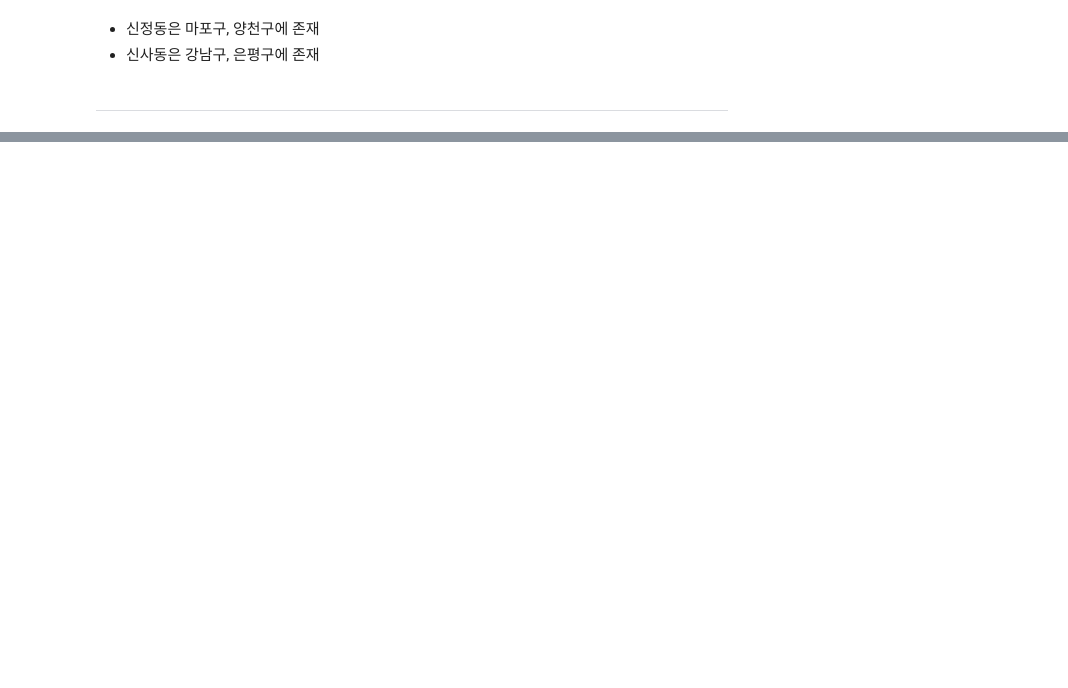
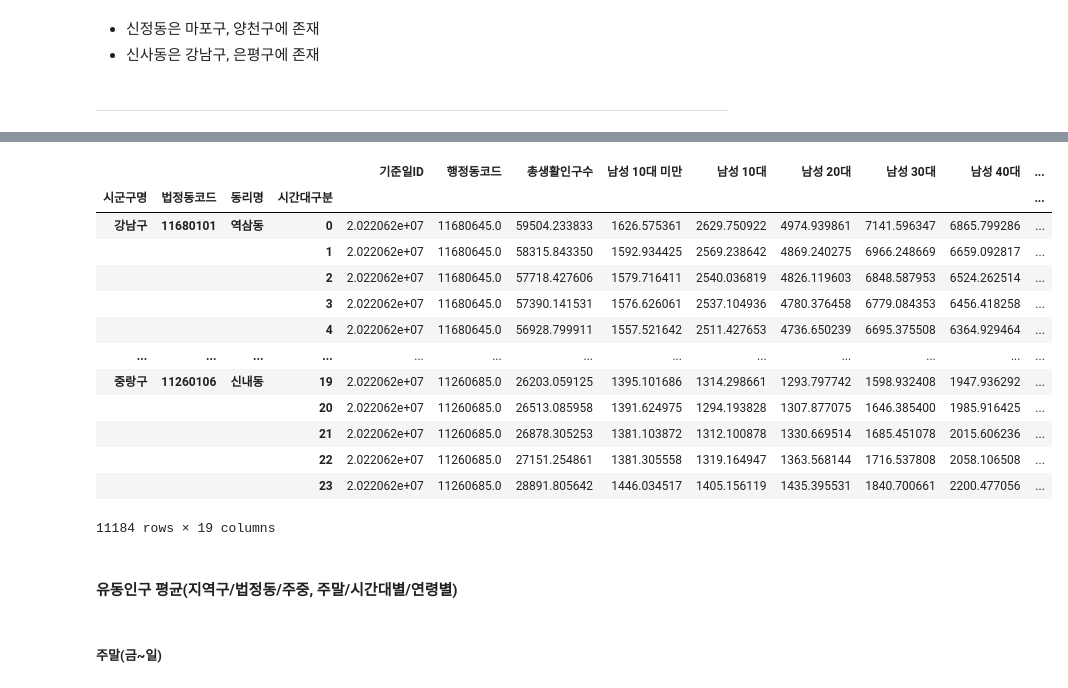
Before and after one commit to choi-aerim/cakd7_class, a Jupyter notebook: 데이터 안심구역/행정동법정동 리코딩.ipynb, the cells around one changed output, grey strips where cells are left out. Cells and saved outputs as stored; diff of their text form; code cells hidden in the pictures; blank space fills up the shorter version.

```diff
--- a/데이터 안심구역/행정동법정동 리코딩.ipynb
+++ b/데이터 안심구역/행정동법정동 리코딩.ipynb
@@ -242,0 +623,5 @@ df2_need
+# %%
+weekend = [20220603,20220604,20220605,20220610,20220611,20220612,20220617,20220618,20220619,20220624,20220625,20220626]
+
+move_df_mf_weekend = move_df_map_mf[move_df_map_mf['기준일ID'].isin(weekend)]
+move_df_mf_weekend
@@ -242,0 +662,3 @@ df2_need
+# %%
+move_df_mf_weekday = move_df_map_mf[move_df_map_mf['기준일ID'].isin(weekend) == False]
+move_df_mf_weekday
@@ -242,0 +679,22 @@ df2_need
+# %%
+move_df_mf_weekday_mean = move_df_mf_weekday.groupby(by = ['시군구명','법정동코드','동리명','시간대구분']).mean()
+move_df_mf_weekday_mean
+# %% [output]
+|  |  |  |  | 기준일ID | 행정동코드 | 총생활인구수 | 남성 10대 미만 | 남성 10대 | 남성 20대 | 남성 30대 | 남성 40대 | ... |
+| 시군구명 | 법정동코드 | 동리명 | 시간대구분 |  |  |  |  |  |  |  |  | ... |
+| 강남구 | 11680101 | 역삼동 | 0 | 2.022062e+07 | 11680645.0 | 59504.233833 | 1626.575361 | 2629.750922 | 4974.939861 | 7141.596347 | 6865.799286 | ... |
+|  |  |  | 1 | 2.022062e+07 | 11680645.0 | 58315.843350 | 1592.934425 | 2569.238642 | 4869.240275 | 6966.248669 | 6659.092817 | ... |
+|  |  |  | 2 | 2.022062e+07 | 11680645.0 | 57718.427606 | 1579.716411 | 2540.036819 | 4826.119603 | 6848.587953 | 6524.262514 | ... |
+|  |  |  | 3 | 2.022062e+07 | 11680645.0 | 57390.141531 | 1576.626061 | 2537.104936 | 4780.376458 | 6779.084353 | 6456.418258 | ... |
+|  |  |  | 4 | 2.022062e+07 | 11680645.0 | 56928.799911 | 1557.521642 | 2511.427653 | 4736.650239 | 6695.375508 | 6364.929464 | ... |
+| ... | ... | ... | ... | ... | ... | ... | ... | ... | ... | ... | ... | ... |
+| 중랑구 | 11260106 | 신내동 | 19 | 2.022062e+07 | 11260685.0 | 26203.059125 | 1395.101686 | 1314.298661 | 1293.797742 | 1598.932408 | 1947.936292 | ... |
+|  |  |  | 20 | 2.022062e+07 | 11260685.0 | 26513.085958 | 1391.624975 | 1294.193828 | 1307.877075 | 1646.385400 | 1985.916425 | ... |
+|  |  |  | 21 | 2.022062e+07 | 11260685.0 | 26878.305253 | 1381.103872 | 1312.100878 | 1330.669514 | 1685.451078 | 2015.606236 | ... |
+|  |  |  | 22 | 2.022062e+07 | 11260685.0 | 27151.254861 | 1381.305558 | 1319.164947 | 1363.568144 | 1716.537808 | 2058.106508 | ... |
+|  |  |  | 23 | 2.022062e+07 | 11260685.0 | 28891.805642 | 1446.034517 | 1405.156119 | 1435.395531 | 1840.700661 | 2200.477056 | ... |
+11184 rows × 19 columns
+# %% [markdown]
+#### 유동인구 평균(지역구/법정동/주중, 주말/시간대별/연령별)
+# %% [markdown]
+##### 주말(금~일)
```
Also changed, not shown: parts of 72 cells of this notebook, 3 other files.
